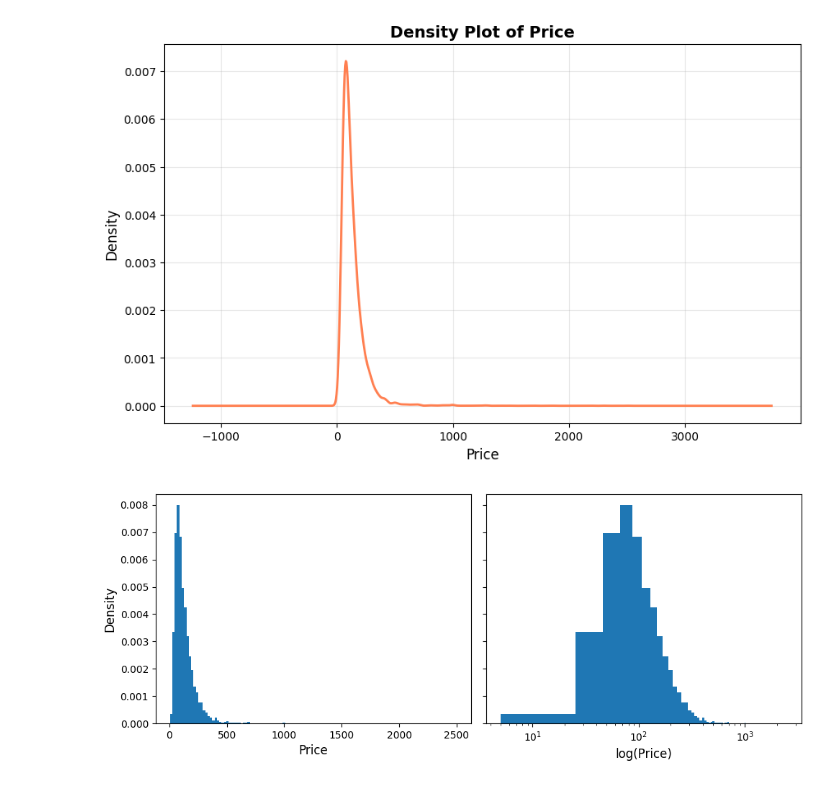
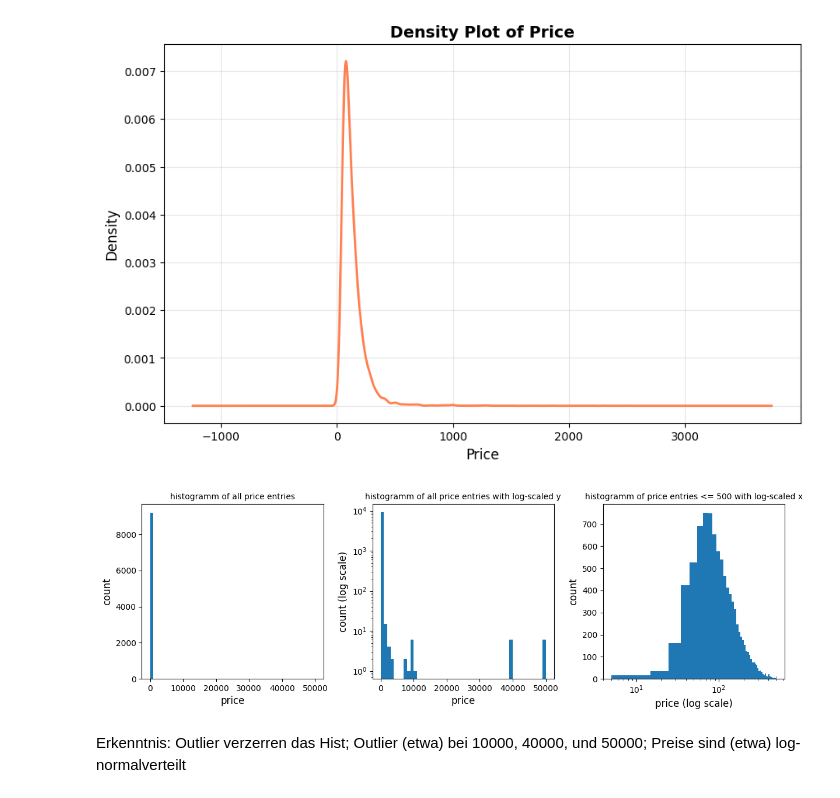
Before and after one commit to Niclas5/Examination-WS25-26, a Jupyter notebook: Aufgabe1.ipynb, the cells around one changed output. Saved outputs shown, nothing was run; the diff lists cells and outputs as text; code cells hidden in the pictures.

```diff
--- a/Aufgabe1.ipynb
+++ b/Aufgabe1.ipynb
@@ -173,29 +173,32 @@ plt.show()
 [figure]
 # %%
 #Unterbrechung in x-Achse machen
-# %%
-# Aufgabe 1.6 Jan
-#Variante mit Matplotlib und einem Upper Bound
-
-fig, ax = plt.subplots( 1, 2, sharey=True, figsize=(10,4) )
-ax[0].hist(
-    listings_1_5.loc[listings_1_5["price"] <= upper_bound]["price"],
-    log= False, bins = 122,
-    density=True,
-    label='empirical density'
-) # plotting a histogram
-ax[0].set_xlabel("Price", fontsize=12)
-ax[0].set_ylabel("Density", fontsize=12)
-ax[1].hist(
-    listings_1_5.loc[listings_1_5["price"] <= upper_bound]["price"],
-    log= False, bins = 122,
-    density=True,
-    label='empirical density'
-) # plotting a histogram
-ax[1].set_xlabel("log(Price)", fontsize=12)
-#ax[1].set_ylabel("Density", fontsize=12)
-ax[1].set_xscale("log")
-plt.tight_layout()
-# %% [output]
-[figure, removed]
+# %%
+# Aufgabe 1.6 "preperation" Jan
+import matplotlib.pyplot as plt
+
+fig, ax = plt.subplots(1, 3, figsize=(12,4))
+
+ax[0].hist(listings_1_5["price"], bins=50)
+ax[0].set_xlabel("price", fontsize=12)
+ax[0].set_ylabel("count", fontsize=12)
+ax[0].set_title("histogramm of all price entries", fontsize=10)
+
+ax[1].hist(listings_1_5["price"], bins=50, log=True)
+ax[1].set_xlabel("price", fontsize=12)
+ax[1].set_ylabel("count (log scale)", fontsize=12)
+ax[1].set_title("histogramm of all price entries with log-scaled y", fontsize=10)
+
+ax[2].hist(listings_1_5.loc[listings_1_5["price"] <= 500]["price"], bins=50, log=False)
+ax[2].set_xscale("log")
+ax[2].set_xlabel("price (log scale)", fontsize=12)
+ax[2].set_ylabel("count", fontsize=12)
+ax[2].set_title("histogramm of price entries <= 500 with log-scaled x", fontsize=10)
+
+plt.tight_layout()
+plt.show()
+# %% [output]
+[figure, added]
+# %% [markdown]
+Erkenntnis: Outlier verzerren das Hist; Outlier (etwa) bei 10000, 40000, und 50000; Preise sind (etwa) log-normalverteilt
 # %%
```
Also changed, not shown: parts of 9 cells of this notebook.
